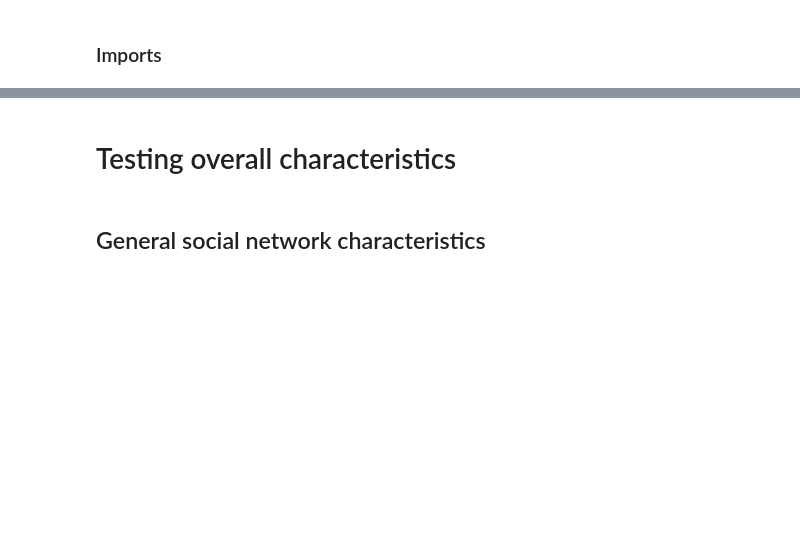
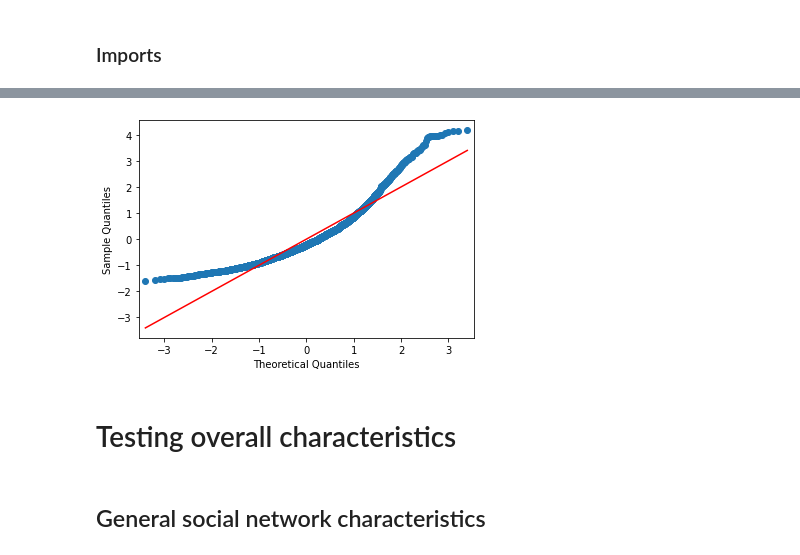
Before and after one commit to RassssD/Diss-model, a Jupyter notebook: Diss_work.ipynb, the cells around one changed output, grey strips where cells are left out. Cells and saved outputs as stored; diff of their text form; code cells hidden in the pictures; blank space fills up the shorter version.

```diff
--- a/Diss_work.ipynb
+++ b/Diss_work.ipynb
@@ -48,3 +125,18 @@ showcase_plots[0]
+# %%
+
+rho_vals = np.sort(list(df_rhoeps['Rho']))
+rho_mean = rho_vals.mean()
+rho_var = rho_vals.var()
+rho_vals_normalised = (rho_vals - rho_mean) / rho_var**0.5
+
+eps_vals = np.sort(list(df_rhoeps['Epsilon']))
+eps_mean = eps_vals.mean()
+eps_var = eps_vals.var()
+eps_vals_normalised = (eps_vals - eps_mean) / eps_var**0.5
+
+qqplot_data = qqplot(eps_vals_normalised, line='s').gca().lines
+# %% [output]
+[figure, added]
 # %% [markdown]
 # Testing overall characteristics
 # %% [markdown]
```
Also changed, not shown: parts of 9 cells of this notebook, 6 other files.
